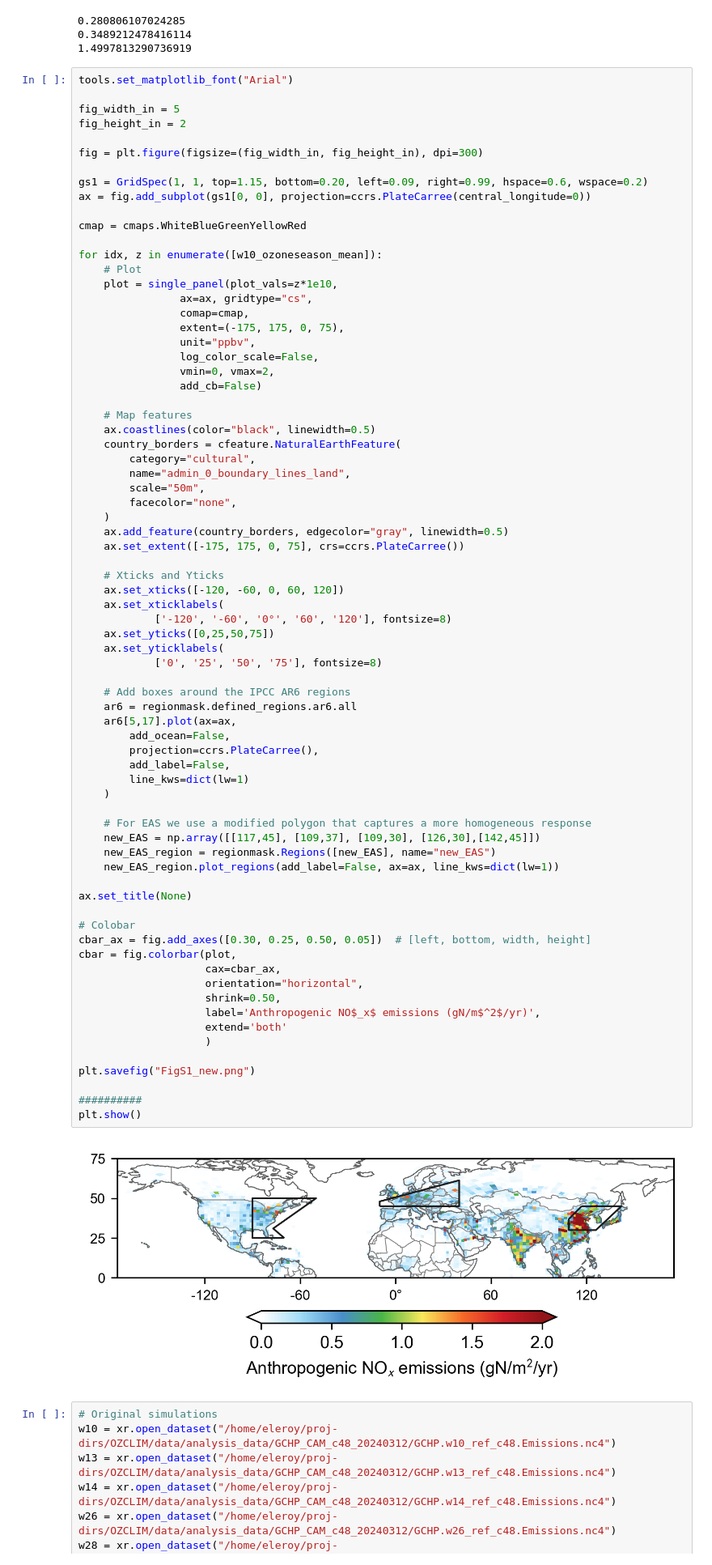
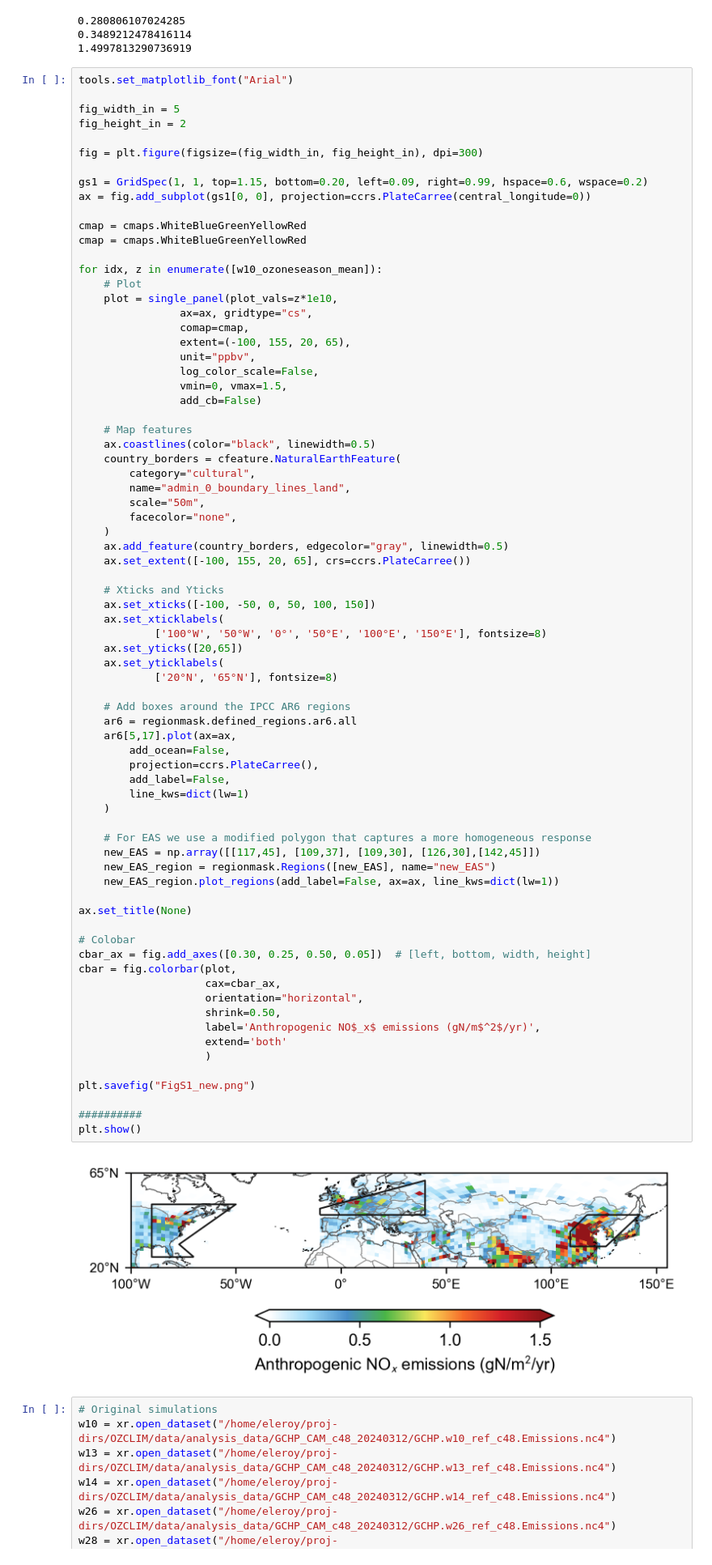
Before and after one commit to emmleroy/future-climate-ozone-sensitivity, a Jupyter notebook: figures_paper/FigS1_new.ipynb, the cells around one changed output. Shown at 81% size. Saved outputs shown, nothing was run; the diff lists cells and outputs as text.

```diff
--- a/figures_paper/FigS1_new.ipynb
+++ b/figures_paper/FigS1_new.ipynb
@@ -78,16 +78,17 @@ gs1 = GridSpec(1, 1, top=1.15, bottom=0.20, left=0.09, right=0.99, hspace=0.6, w
 ax = fig.add_subplot(gs1[0, 0], projection=ccrs.PlateCarree(central_longitude=0))
 
 cmap = cmaps.WhiteBlueGreenYellowRed
+cmap = cmaps.WhiteBlueGreenYellowRed
 
 for idx, z in enumerate([w10_ozoneseason_mean]):
     # Plot
     plot = single_panel(plot_vals=z*1e10,
                 ax=ax, gridtype="cs",
                 comap=cmap,
-                extent=(-175, 175, 0, 75),
+                extent=(-100, 155, 20, 65),
                 unit="ppbv",
                 log_color_scale=False,
-                vmin=0, vmax=2,
+                vmin=0, vmax=1.5,
                 add_cb=False)
 
     # Map features
@@ -99,48 +100,48 @@ for idx, z in enumerate([w10_ozoneseason_mean]):
         facecolor="none",
     )
     ax.add_feature(country_borders, edgecolor="gray", linewidth=0.5)
-    ax.set_extent([-175, 175, 0, 75], crs=ccrs.PlateCarree())
+    ax.set_extent([-100, 155, 20, 65], crs=ccrs.PlateCarree())
 
     # Xticks and Yticks
-    ax.set_xticks([-120, -60, 0, 60, 120])
+    ax.set_xticks([-100, -50, 0, 50, 100, 150])
     ax.set_xticklabels(
-            ['-120', '-60', '0°', '60', '120'], fontsize=8)
-    ax.set_yticks([0,25,50,75])
+            ['100°W', '50°W', '0°', '50°E', '100°E', '150°E'], fontsize=8)
+    ax.set_yticks([20,65])
     ax.set_yticklabels(
-            ['0', '25', '50', '75'], fontsize=8)
+            ['20°N', '65°N'], fontsize=8)
 
     # Add boxes around the IPCC AR6 regions
     ar6 = regionmask.defined_regions.ar6.all
     ar6[5,17].plot(ax=ax,
         add_ocean=False,
         projection=ccrs.PlateCarree(),
         add_label=False,
         line_kws=dict(lw=1)
     )
 
     # For EAS we use a modified polygon that captures a more homogeneous response
     new_EAS = np.array([[117,45], [109,37], [109,30], [126,30],[142,45]])
     new_EAS_region = regionmask.Regions([new_EAS], name="new_EAS")
     new_EAS_region.plot_regions(add_label=False, ax=ax, line_kws=dict(lw=1))
 
 ax.set_title(None)
 
 # Colobar
 cbar_ax = fig.add_axes([0.30, 0.25, 0.50, 0.05])  # [left, bottom, width, height]
 cbar = fig.colorbar(plot,
                     cax=cbar_ax,
                     orientation="horizontal",
                     shrink=0.50,
                     label='Anthropogenic NO$_x$ emissions (gN/m$^2$/yr)',
                     extend='both'
                     )
 
 plt.savefig("FigS1_new.png")
 
 ##########
 plt.show()
 # %% [output]
-[figure, old version]
+[figure, new version]
 # %%
 # Original simulations
 w10 = xr.open_dataset("/home/eleroy/proj-dirs/OZCLIM/data/analysis_data/GCHP_CAM_c48_20240312/GCHP.w10_ref_c48.Emissions.nc4")
```
Also changed, not shown: 3 other files.
